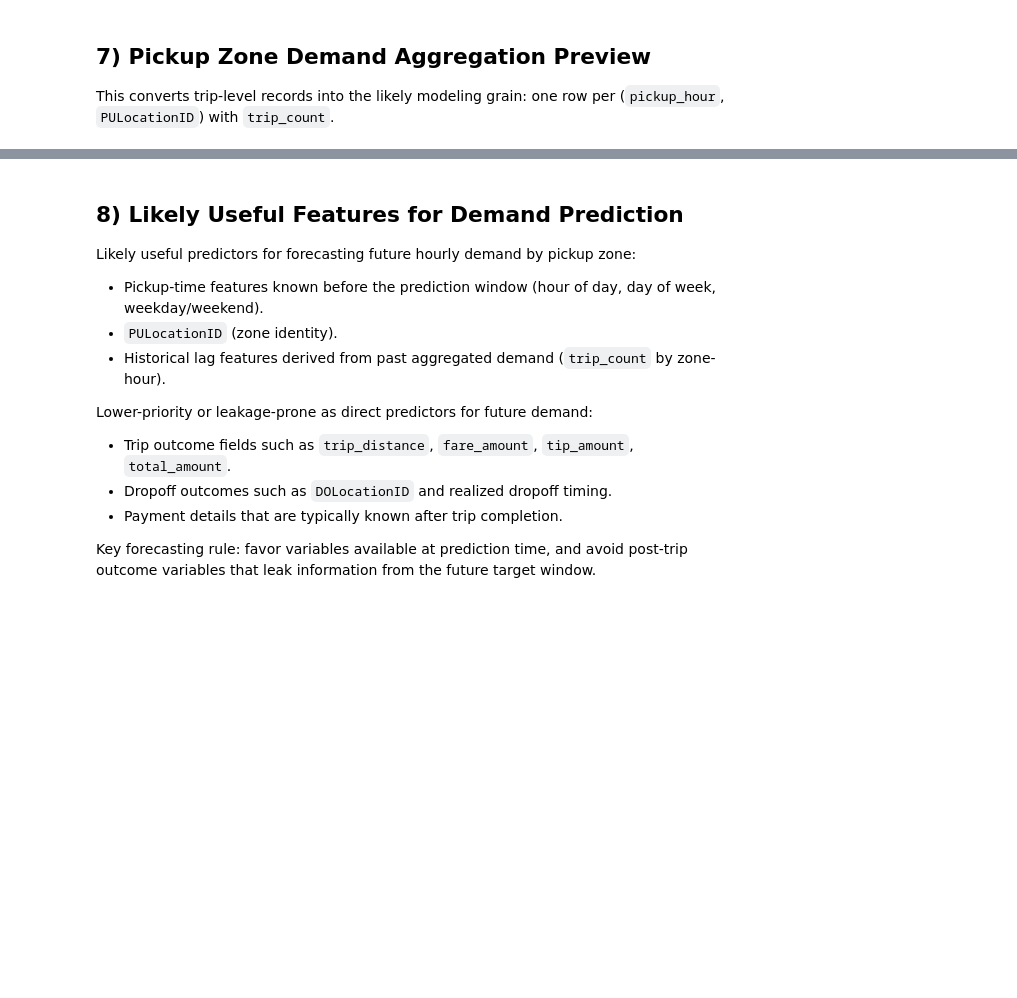
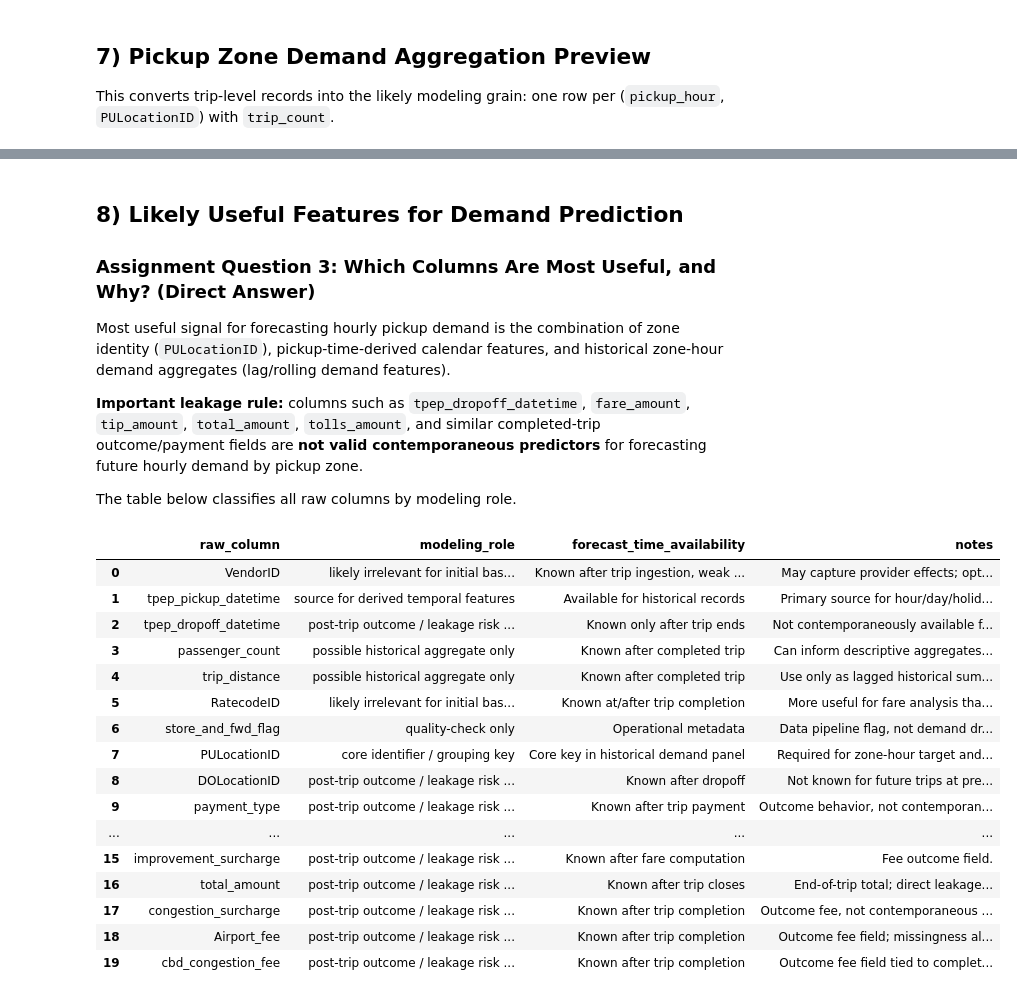
Before and after one commit to QuinnEvans34/aml-demandcast, a Jupyter notebook: notebooks/01_initial_exploration.ipynb, the cells around one changed output, grey strips where cells are left out. Cells and saved outputs as stored; diff of their text form; code cells hidden in the pictures; blank space fills up the shorter version.

```diff
--- a/notebooks/01_initial_exploration.ipynb
+++ b/notebooks/01_initial_exploration.ipynb
@@ -455,18 +830,55 @@ Highest-demand pickup hours (aggregated):
 # %% [markdown]
 ## 8) Likely Useful Features for Demand Prediction
-Likely useful predictors for forecasting future hourly demand by pickup zone:
+### Assignment Question 3: Which Columns Are Most Useful, and Why? (Direct Answer)
+Most useful signal for forecasting hourly pickup demand is the combination of zone identity (`PULocationID`), pickup-time-derived calendar features, and historical zone-hour demand aggregates (lag/rolling demand features).
 
-- Pickup-time features known before the prediction window (hour of day, day of week, weekday/weekend).
-- `PULocationID` (zone identity).
-- Historical lag features derived from past aggregated demand (`trip_count` by zone-hour).
+**Important leakage rule:** columns such as `tpep_dropoff_datetime`, `fare_amount`, `tip_amount`, `total_amount`, `tolls_amount`, and similar completed-trip outcome/payment fields are **not valid contemporaneous predictors** for forecasting future hourly demand by pickup zone.
 
-Lower-priority or leakage-prone as direct predictors for future demand:
-
-- Trip outcome fields such as `trip_distance`, `fare_amount`, `tip_amount`, `total_amount`.
-- Dropoff outcomes such as `DOLocationID` and realized dropoff timing.
-- Payment details that are typically known after trip completion.
-
-Key forecasting rule: favor variables available at prediction time, and avoid post-trip outcome variables that leak information from the future target window.
+The table below classifies all raw columns by modeling role.
+# %%
+feature_role_rows = [
+    {'raw_column': 'VendorID', 'modeling_role': 'likely irrelevant for initial baseline', 'forecast_time_availability': 'Known after trip ingestion, weak for future demand', 'notes': 'May capture provider effects; optional later.'},
+    {'raw_column': 'tpep_pickup_datetime', 'modeling_role': 'source for derived temporal features', 'forecast_time_availability': 'Available for historical records', 'notes': 'Primary source for hour/day/holiday features.'},
+    {'raw_column': 'tpep_dropoff_datetime', 'modeling_role': 'post-trip outcome / leakage risk / not valid as direct predictor', 'forecast_time_availability': 'Known only after trip ends', 'notes': 'Not contemporaneously available for future demand prediction.'},
+    {'raw_column': 'passenger_count', 'modeling_role': 'possible historical aggregate only', 'forecast_time_availability': 'Known after completed trip', 'notes': 'Can inform descriptive aggregates but not direct future predictors.'},
+    {'raw_column': 'trip_distance', 'modeling_role': 'possible historical aggregate only', 'forecast_time_availability': 'Known after completed trip', 'notes': 'Use only as lagged historical summary if needed.'},
+    {'raw_column': 'RatecodeID', 'modeling_role': 'likely irrelevant for initial baseline', 'forecast_time_availability': 'Known at/after trip completion', 'notes': 'More useful for fare analysis than demand timing.'},
+    {'raw_column': 'store_and_fwd_flag', 'modeling_role': 'quality-check only', 'forecast_time_availability': 'Operational metadata', 'notes': 'Data pipeline flag, not demand driver.'},
+    {'raw_column': 'PULocationID', 'modeling_role': 'core identifier / grouping key', 'forecast_time_availability': 'Core key in historical demand panel', 'notes': 'Required for zone-hour target and features.'},
+    {'raw_column': 'DOLocationID', 'modeling_role': 'post-trip outcome / leakage risk / not valid as direct predictor', 'forecast_time_availability': 'Known after dropoff', 'notes': 'Not known for future trips at prediction time.'},
+    {'raw_column': 'payment_type', 'modeling_role': 'post-trip outcome / leakage risk / not valid as direct predictor', 'forecast_time_availability': 'Known after trip payment', 'notes': 'Outcome behavior, not contemporaneous demand input.'},
+    {'raw_column': 'fare_amount', 'modeling_role': 'post-trip outcome / leakage risk / not valid as direct predictor', 'forecast_time_availability': 'Known after trip completion', 'notes': 'Completed-trip billing outcome.'},
+    {'raw_column': 'extra', 'modeling_role': 'post-trip outcome / leakage risk / not valid as direct predictor', 'forecast_time_availability': 'Known after fare computation', 'notes': 'Surcharge outcome field.'},
+    {'raw_column': 'mta_tax', 'modeling_role': 'post-trip outcome / leakage risk / not valid as direct predictor', 'forecast_time_availability': 'Known after fare computation', 'notes': 'Tax component of completed trip.'},
+    {'raw_column': 'tip_amount', 'modeling_role': 'post-trip outcome / leakage risk / not valid as direct predictor', 'forecast_time_availability': 'Known after payment', 'notes': 'Outcome field from completed trip transaction.'},
+    {'raw_column': 'tolls_amount', 'modeling_role': 'post-trip outcome / leakage risk / not valid as direct predictor', 'forecast_time_availability': 'Known after route completion', 'notes': 'Completed-trip cost component.'},
+    {'raw_column': 'improvement_surcharge', 'modeling_role': 'post-trip outcome / leakage risk / not valid as direct predictor', 'forecast_time_availability': 'Known after fare computation', 'notes': 'Fee outcome field.'},
+    {'raw_column': 'total_amount', 'modeling_role': 'post-trip outcome / leakage risk / not valid as direct predictor', 'forecast_time_availability': 'Known after trip closes', 'notes': 'End-of-trip total; direct leakage risk.'},
+    {'raw_column': 'congestion_surcharge', 'modeling_role': 'post-trip outcome / leakage risk / not valid as direct predictor', 'forecast_time_availability': 'Known after trip completion', 'notes': 'Outcome fee, not contemporaneous input.'},
+    {'raw_column': 'Airport_fee', 'modeling_role': 'post-trip outcome / leakage risk / not valid as direct predictor', 'forecast_time_availability': 'Known after trip completion', 'notes': 'Outcome fee field; missingness also requires quality checks.'},
+    {'raw_column': 'cbd_congestion_fee', 'modeling_role': 'post-trip outcome / leakage risk / not valid as direct predictor', 'forecast_time_availability': 'Known after trip completion', 'notes': 'Outcome fee field tied to completed trip.'},
+]
+
+feature_role_table = pd.DataFrame(feature_role_rows)
+display(feature_role_table)
+# %% [output]
+|  | raw_column | modeling_role | forecast_time_availability | notes |
+| 0 | VendorID | likely irrelevant for initial bas... | Known after trip ingestion, weak ... | May capture provider effects; opt... |
+| 1 | tpep_pickup_datetime | source for derived temporal features | Available for historical records | Primary source for hour/day/holid... |
+| 2 | tpep_dropoff_datetime | post-trip outcome / leakage risk ... | Known only after trip ends | Not contemporaneously available f... |
+| 3 | passenger_count | possible historical aggregate only | Known after completed trip | Can inform descriptive aggregates... |
+| 4 | trip_distance | possible historical aggregate only | Known after completed trip | Use only as lagged historical sum... |
+| 5 | RatecodeID | likely irrelevant for initial bas... | Known at/after trip completion | More useful for fare analysis tha... |
+| 6 | store_and_fwd_flag | quality-check only | Operational metadata | Data pipeline flag, not demand dr... |
+| 7 | PULocationID | core identifier / grouping key | Core key in historical demand panel | Required for zone-hour target and... |
+| 8 | DOLocationID | post-trip outcome / leakage risk ... | Known after dropoff | Not known for future trips at pre... |
+| 9 | payment_type | post-trip outcome / leakage risk ... | Known after trip payment | Outcome behavior, not contemporan... |
+| ... | ... | ... | ... | ... |
+| 15 | improvement_surcharge | post-trip outcome / leakage risk ... | Known after fare computation | Fee outcome field. |
+| 16 | total_amount | post-trip outcome / leakage risk ... | Known after trip closes | End-of-trip total; direct leakage... |
+| 17 | congestion_surcharge | post-trip outcome / leakage risk ... | Known after trip completion | Outcome fee, not contemporaneous ... |
+| 18 | Airport_fee | post-trip outcome / leakage risk ... | Known after trip completion | Outcome fee field; missingness al... |
+| 19 | cbd_congestion_fee | post-trip outcome / leakage risk ... | Known after trip completion | Outcome fee field tied to complet... |
 # %% [markdown]
 ## 9) Key Findings and Next Steps
 ### Key findings
```
Also changed, not shown: parts of 16 cells of this notebook, 8 other files.
